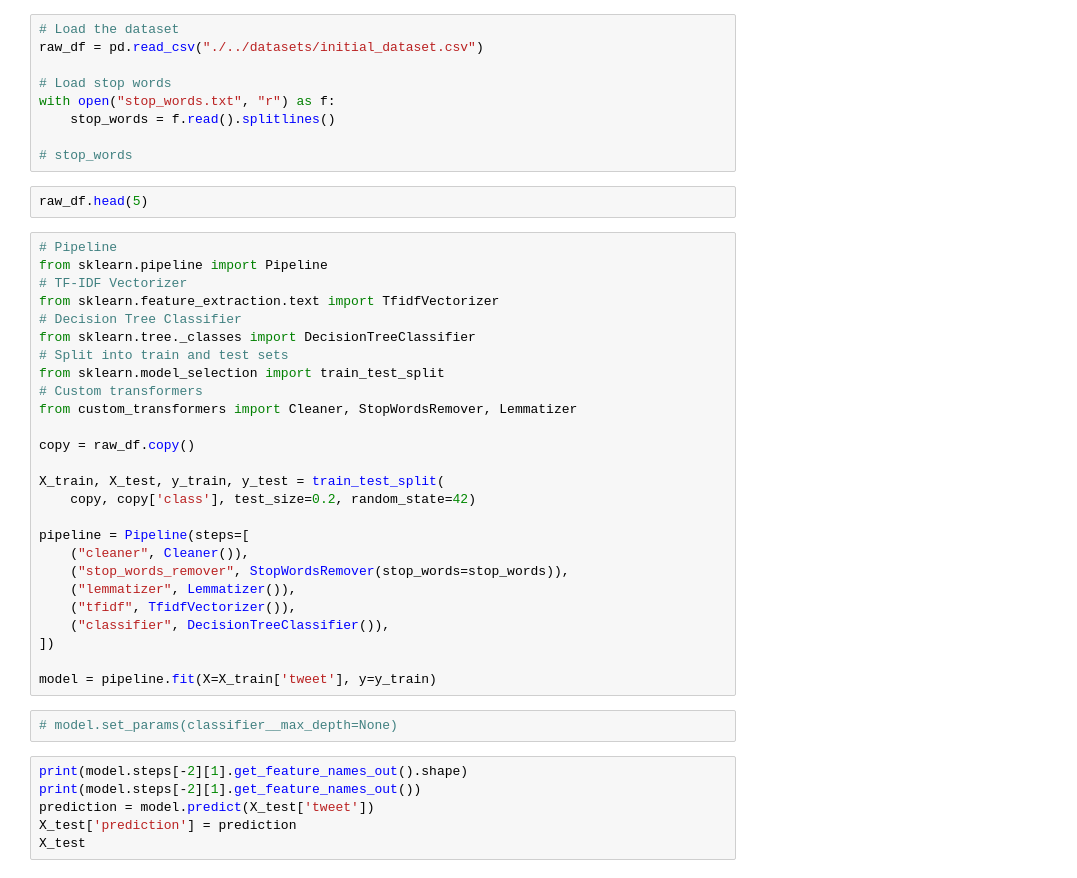
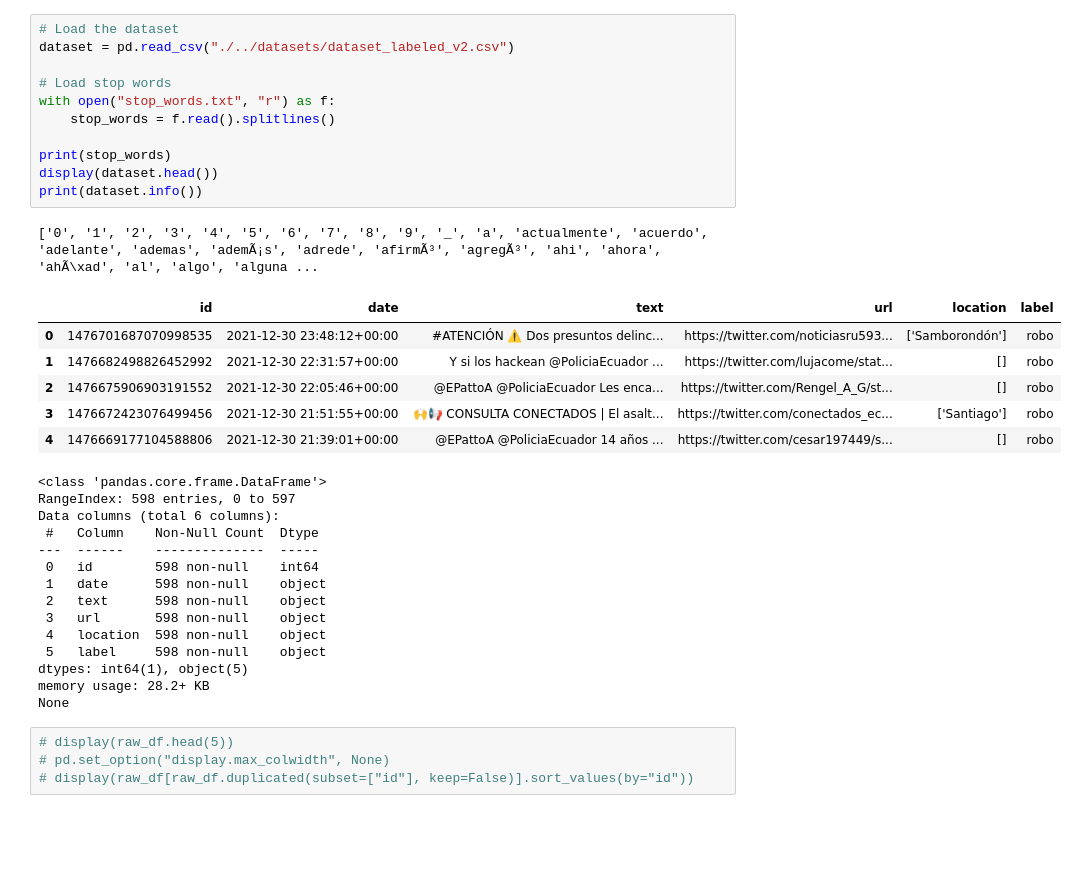
Before and after one commit to mikevillarruel/tfm, a Jupyter notebook: notebooks/model_building.ipynb, the cells around one changed output. Drawn from its saved outputs; the diff is of its cells as text; blank space fills up the shorter version.

```diff
--- a/notebooks/model_building.ipynb
+++ b/notebooks/model_building.ipynb
@@ -8,45 +29,37 @@ import pandas as pd
 # %%
 # Load the dataset
-raw_df = pd.read_csv("./../datasets/initial_dataset.csv")
+dataset = pd.read_csv("./../datasets/dataset_labeled_v2.csv")
 
 # Load stop words
 with open("stop_words.txt", "r") as f:
     stop_words = f.read().splitlines()
 
-# stop_words
+print(stop_words)
+display(dataset.head())
+print(dataset.info())
+# %% [output]
+['0', '1', '2', '3', '4', '5', '6', '7', '8', '9', '_', 'a', 'actualmente', 'acuerdo', 'adelante', 'ademas', 'ademÃ¡s', 'adrede', 'afirmÃ³', 'agregÃ³', 'ahi', 'ahora', 'ahÃ\xad', 'al', 'algo', 'alguna ...
+|  | id | date | text | url | location | label |
+| 0 | 1476701687070998535 | 2021-12-30 23:48:12+00:00 | #ATENCIÓN ⚠️ Dos presuntos delinc... | https://twitter.com/noticiasru593... | ['Samborondón'] | robo |
+| 1 | 1476682498826452992 | 2021-12-30 22:31:57+00:00 | Y si los hackean @PoliciaEcuador ... | https://twitter.com/lujacome/stat... | [] | robo |
+| 2 | 1476675906903191552 | 2021-12-30 22:05:46+00:00 | @EPattoA @PoliciaEcuador Les enca... | https://twitter.com/Rengel_A_G/st... | [] | robo |
+| 3 | 1476672423076499456 | 2021-12-30 21:51:55+00:00 | 🙌📢 CONSULTA CONECTADOS | El asalt... | https://twitter.com/conectados_ec... | ['Santiago'] | robo |
+| 4 | 1476669177104588806 | 2021-12-30 21:39:01+00:00 | @EPattoA @PoliciaEcuador 14 años ... | https://twitter.com/cesar197449/s... | [] | robo |
+<class 'pandas.core.frame.DataFrame'>
+RangeIndex: 598 entries, 0 to 597
+Data columns (total 6 columns):
+ #   Column    Non-Null Count  Dtype
+---  ------    --------------  -----
+ 0   id        598 non-null    int64
+ 1   date      598 non-null    object
+ 2   text      598 non-null    object
+ 3   url       598 non-null    object
+ 4   location  598 non-null    object
+ 5   label     598 non-null    object
+dtypes: int64(1), object(5)
+memory usage: 28.2+ KB
+None
-# %%
-raw_df.head(5)
-# %%
-# Pipeline
-from sklearn.pipeline import Pipeline
-# TF-IDF Vectorizer
-from sklearn.feature_extraction.text import TfidfVectorizer
-# Decision Tree Classifier
-from sklearn.tree._classes import DecisionTreeClassifier
-# Split into train and test sets
-from sklearn.model_selection import train_test_split
-# Custom transformers
-from custom_transformers import Cleaner, StopWordsRemover, Lemmatizer
-
-copy = raw_df.copy()
-
-X_train, X_test, y_train, y_test = train_test_split(
-    copy, copy['class'], test_size=0.2, random_state=42)
-
-pipeline = Pipeline(steps=[
-    ("cleaner", Cleaner()),
-    ("stop_words_remover", StopWordsRemover(stop_words=stop_words)),
-    ("lemmatizer", Lemmatizer()),
-    ("tfidf", TfidfVectorizer()),
-    ("classifier", DecisionTreeClassifier()),
-])
-
-model = pipeline.fit(X=X_train['tweet'], y=y_train)
-# %%
-# model.set_params(classifier__max_depth=None)
-# %%
-print(model.steps[-2][1].get_feature_names_out().shape)
-print(model.steps[-2][1].get_feature_names_out())
-prediction = model.predict(X_test['tweet'])
-X_test['prediction'] = prediction
-X_test
+# %%
+# display(raw_df.head(5))
+# pd.set_option("display.max_colwidth", None)
+# display(raw_df[raw_df.duplicated(subset=["id"], keep=False)].sort_values(by="id"))
```
Also changed, not shown: parts of 13 cells of this notebook, 5 other files.
